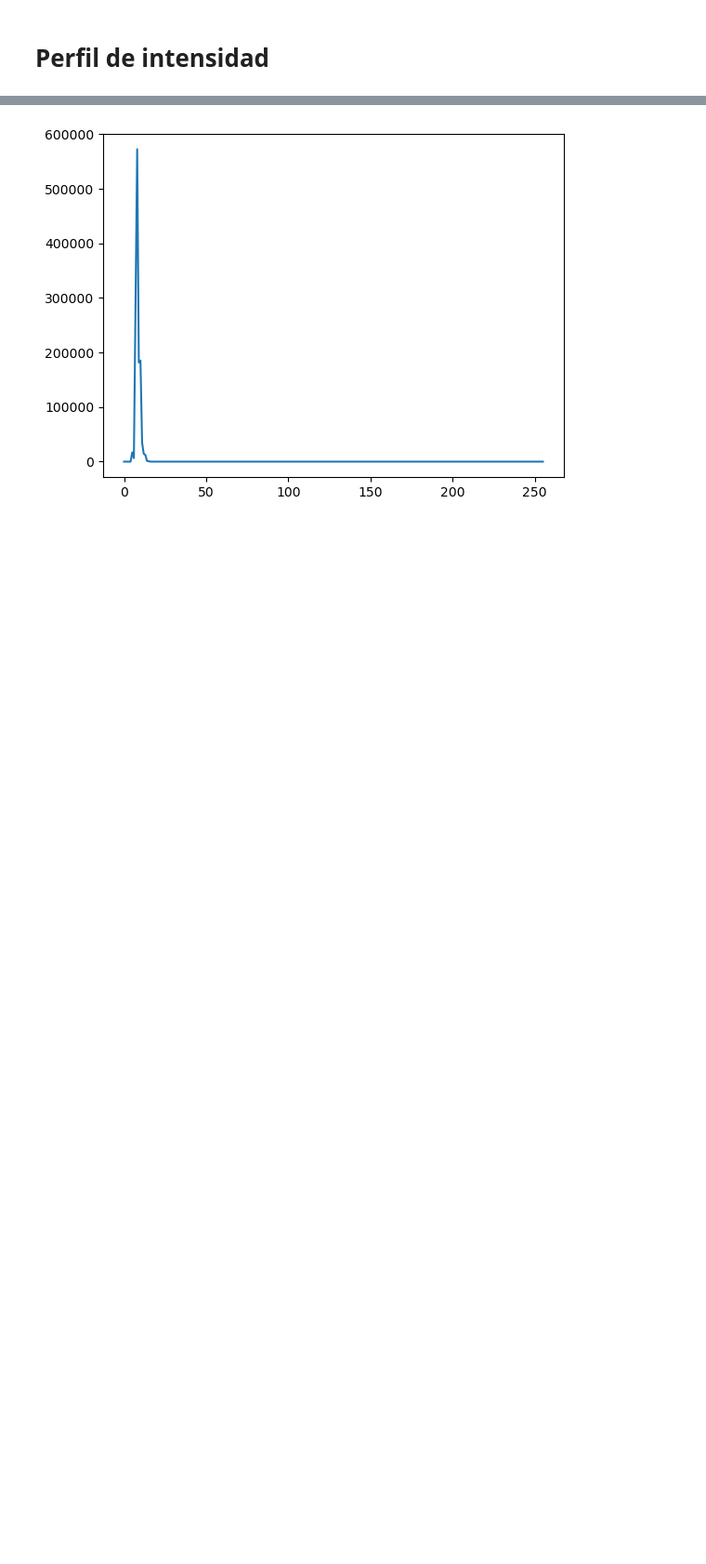
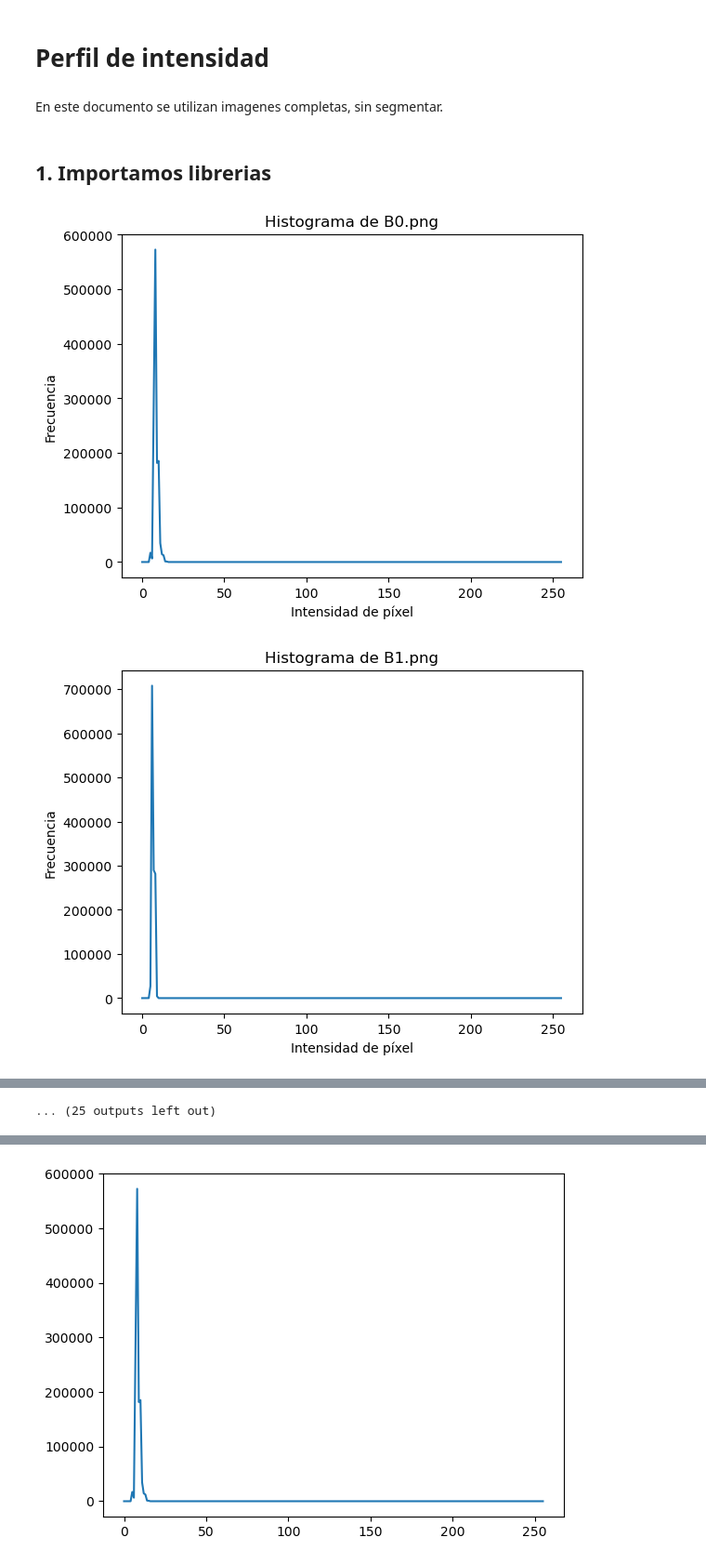
Before and after one commit to MikeOl13/PerfilIntensidad, a Jupyter notebook: notebooks/PI Imagen Completa.ipynb, the cells around one changed output, grey strips where cells are left out. Shown at 93% size. Saved outputs shown, nothing was run; the diff lists cells and outputs as text; code cells hidden in the pictures; blank space fills up the shorter version.

```diff
--- a/notebooks/PI Imagen Completa.ipynb
+++ b/notebooks/PI Imagen Completa.ipynb
@@ -1,7 +1,37 @@
 # %% [markdown]
 # Perfil de intensidad
+# %% [markdown]
+En este documento se utilizan imagenes completas, sin segmentar.
+# %% [markdown]
+## 1. Importamos librerias
 # %%
 # Se importan librerias
 
 from matplotlib import pyplot as plt
 import cv2
+# %%
+# Recorremos las imágenes desde B0 hasta B36
+for i in range(37):
+    # Formateamos el nombre de la imagen
+    img_path = f'../intensidad/B{i}.png'
+
+    # Leemos la imagen en modo gris
+    img = cv2.imread(img_path, 0)
+
+    # Verificamos si la imagen fue leída correctamente
+    if img is None:
+        print(f"No se pudo leer la imagen: {img_path}")
+        continue
+
+    # Calculamos el histograma de la imagen
+    histr = cv2.calcHist([img], [0], None, [256], [0, 256])
+
+    # Mostramos el histograma
+    plt.plot(histr)
+    plt.title(f'Histograma de B{i}.png')
+    plt.xlabel('Intensidad de píxel')
+    plt.ylabel('Frecuencia')
+    plt.show()
+# %% [output]
+[figure, added]
+[figure, added]
@@ -7,0 +48 @@ import cv2
+... (25 outputs left out)
```
Also changed, not shown: parts of 5 cells of this notebook, 4 other files.
